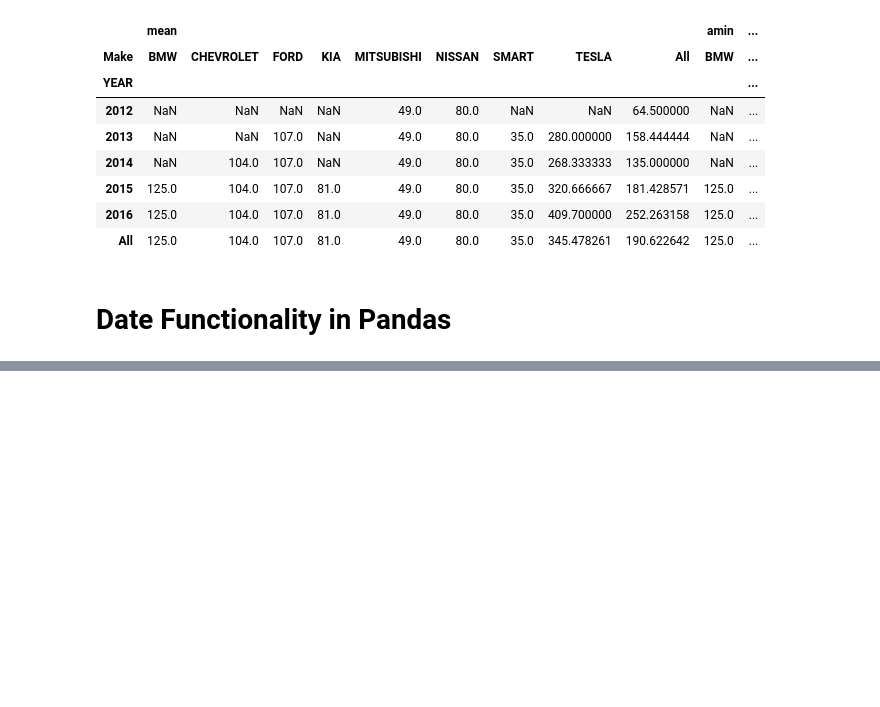
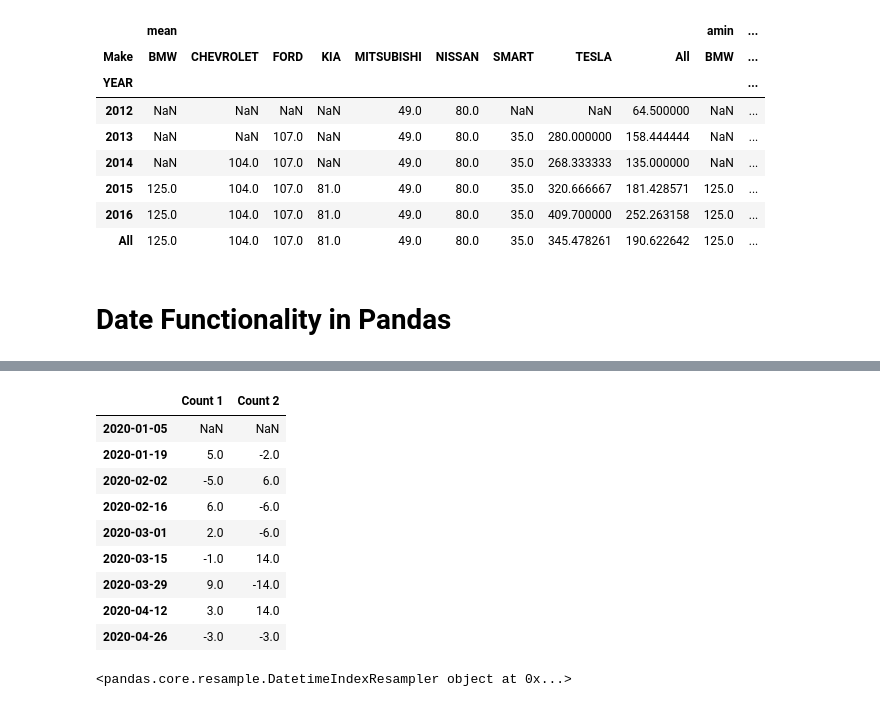
Before and after one commit to dhirajhimani/Jaskerat_ML_Course, a Jupyter notebook: Advance Pandas.ipynb, the cells around one changed output, grey strips where cells are left out. Saved outputs shown, nothing was run; the diff lists cells and outputs as text; code cells hidden in the pictures; blank space fills up the shorter version.

```diff
--- a/Advance Pandas.ipynb
+++ b/Advance Pandas.ipynb
@@ -443,0 +552,17 @@ df.pivot_table(values='(kW)', index='YEAR', columns='Make', aggfunc=[np.mean,np.
+# %%
+df.diff()
+# %% [output]
+|  | Count 1 | Count 2 |
+| 2020-01-05 | NaN | NaN |
+| 2020-01-19 | 5.0 | -2.0 |
+| 2020-02-02 | -5.0 | 6.0 |
+| 2020-02-16 | 6.0 | -6.0 |
+| 2020-03-01 | 2.0 | -6.0 |
+| 2020-03-15 | -1.0 | 14.0 |
+| 2020-03-29 | 9.0 | -14.0 |
+| 2020-04-12 | 3.0 | 14.0 |
+| 2020-04-26 | -3.0 | -3.0 |
+# %%
+df.resample('M')
+# %% [output]
+<pandas.core.resample.DatetimeIndexResampler object at 0x...>
```
Also changed, not shown: parts of 24 cells of this notebook, 9 other files.
